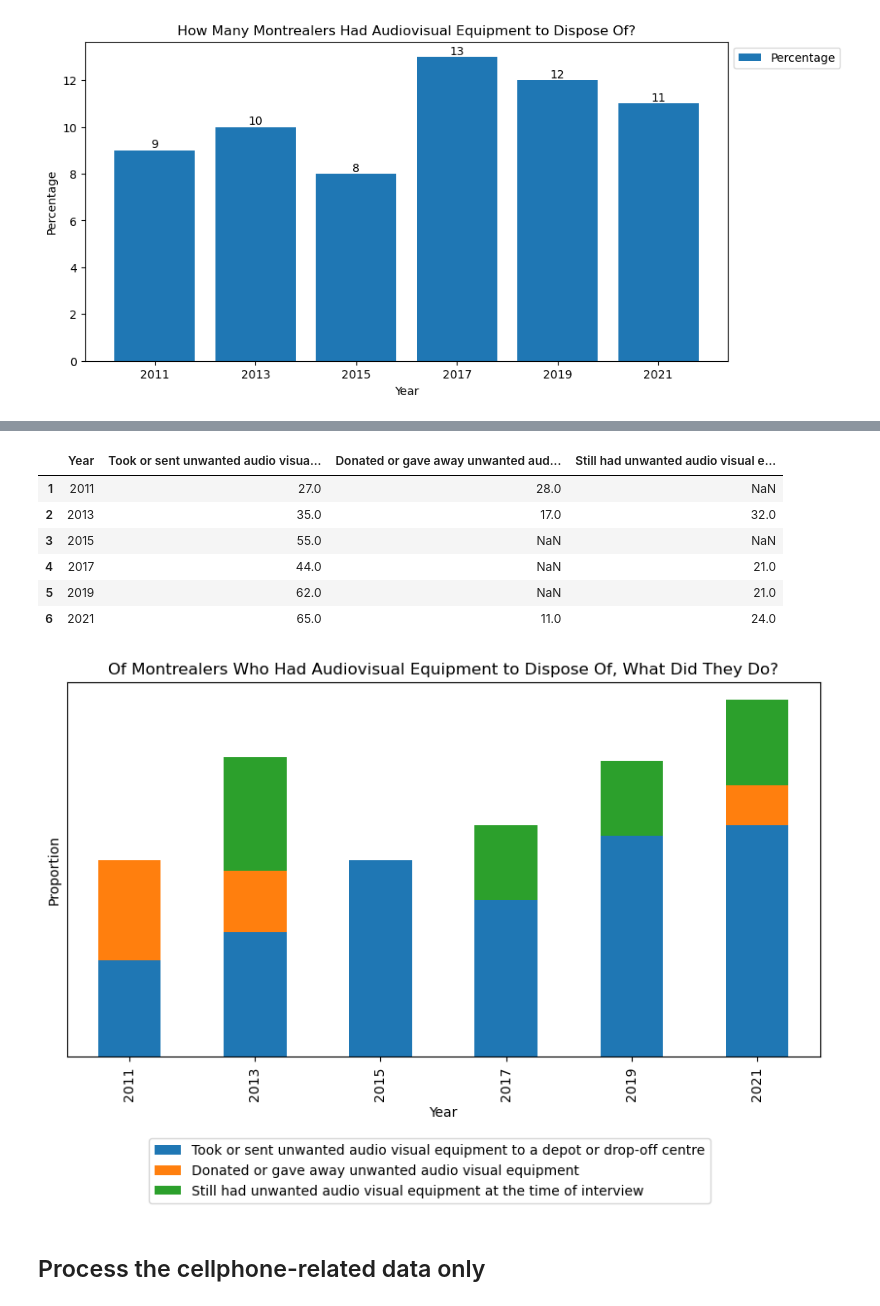
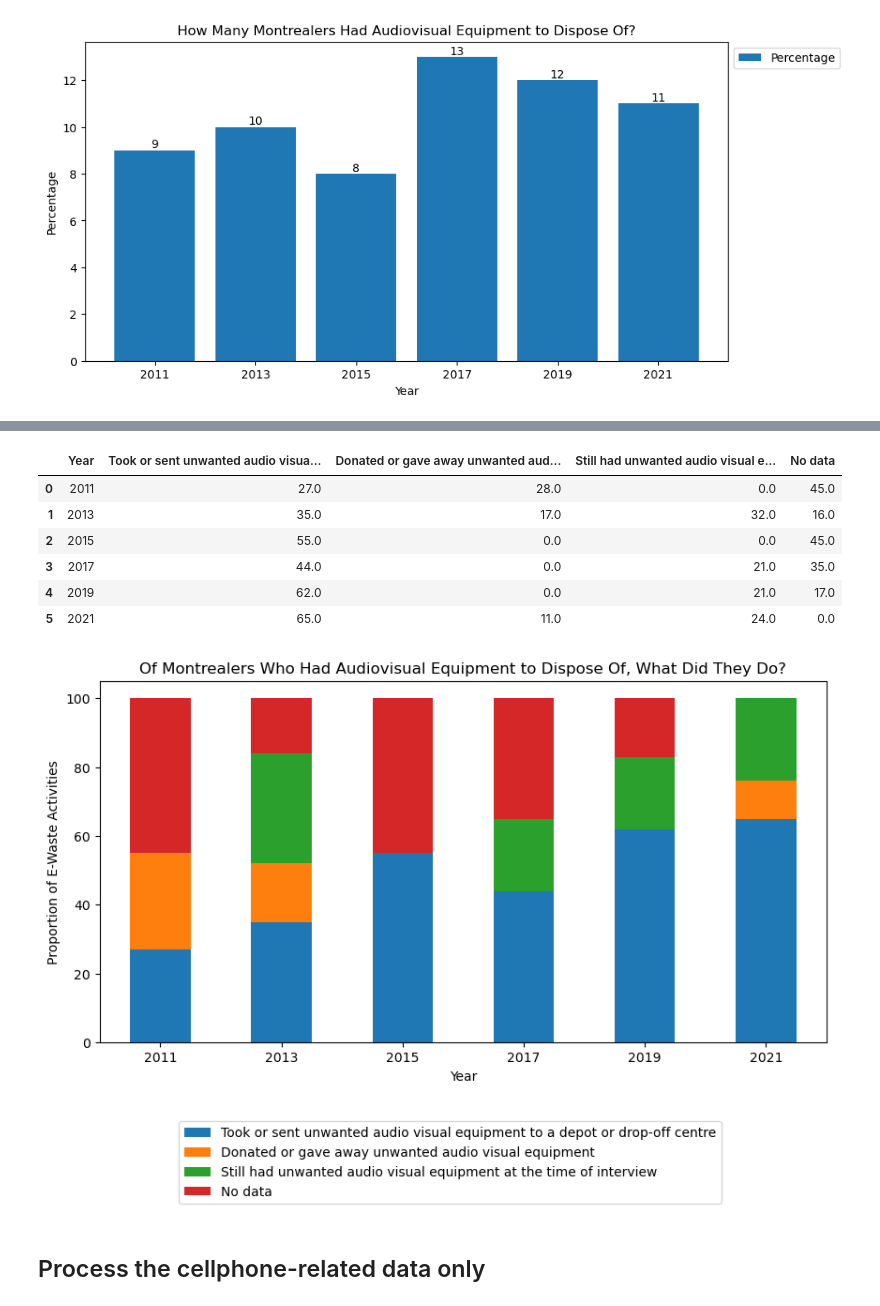
Before and after one commit to BlackSound1/SUST601-Project, a Jupyter notebook: e_waste.ipynb, the cells around one changed output, grey strips where cells are left out. Drawn from its saved outputs; the diff is of its cells as text; code cells hidden in the pictures.

Commit message:
Improved e-waste bar charts to include 'No data' segments.

```diff
--- a/e_waste.ipynb
+++ b/e_waste.ipynb
@@ -460,0 +620,16 @@ rest_of_data
+# %%
+# Get the sums of each year column
+sums = rest_of_data.iloc[:, 1:].sum(axis=0)
+
+# Create a new row with these sums. This row will eventually be a new 'No data' row for rest_of_data
+new_row = pd.DataFrame({"No data": sums})
+
+# In this new row, replace any values that are greater than 100 with 0.
+# Here, we are concerned with years with too much data (>= 100).
+# These years therefore wouldn't be appropriate for a 'No data' row.
+new_row[new_row['No data'] >= 100] = 0.0
+
+# In the new row, for the years that have too few data (< 100), replace the values with how much data is missing.
+new_row[(new_row['No data'] < 100) & (new_row['No data'] != 0)] = 100 - new_row[new_row['No data'] < 100]
+
+new_row
@@ -460,0 +644,6 @@ rest_of_data
+# %%
+# Manipulate the new row so that it's easier to add it to the rest_of_data df
+new_row = new_row.T
+new_row = new_row.reset_index()
+new_row = new_row.rename(columns={'index': 'Electronic waste'})
+new_row
@@ -460,0 +653,4 @@ rest_of_data
+# %%
+# Add the new row to the rest_of_data
+rest_of_data = pd.concat([rest_of_data, new_row]).reset_index().drop(columns='index')
+rest_of_data
@@ -461,30 +663,34 @@ rest_of_data
 # %%
 # Manipulate the DataFrame to be more appropriate for stacked bar charts
+
+rest_of_data = rest_of_data.T  # Transpose the DataFrame to make it easier to plot
+
 rest_of_data.columns = rest_of_data.iloc[0].values
 
+rest_of_data = rest_of_data.iloc[1:]
 rest_of_data = rest_of_data.reset_index()
-rest_of_data = rest_of_data.iloc[1:]
 rest_of_data = rest_of_data.rename(columns={'index': 'Year'})
 rest_of_data
 # %% [output]
-|  | Year | Took or sent unwanted audio visua... | Donated or gave away unwanted aud... | Still had unwanted audio visual e... |
-| 1 | 2011 | 27.0 | 28.0 | NaN |
-| 2 | 2013 | 35.0 | 17.0 | 32.0 |
-| 3 | 2015 | 55.0 | NaN | NaN |
-| 4 | 2017 | 44.0 | NaN | 21.0 |
-| 5 | 2019 | 62.0 | NaN | 21.0 |
-| 6 | 2021 | 65.0 | 11.0 | 24.0 |
+|  | Year | Took or sent unwanted audio visua... | Donated or gave away unwanted aud... | Still had unwanted audio visual e... | No data |
+| 0 | 2011 | 27.0 | 28.0 | 0.0 | 45.0 |
+| 1 | 2013 | 35.0 | 17.0 | 32.0 | 16.0 |
+| 2 | 2015 | 55.0 | 0.0 | 0.0 | 45.0 |
+| 3 | 2017 | 44.0 | 0.0 | 21.0 | 35.0 |
+| 4 | 2019 | 62.0 | 0.0 | 21.0 | 17.0 |
+| 5 | 2021 | 65.0 | 11.0 | 24.0 | 0.0 |
 # %%
 # Plot the stacked bar chart
 rest_of_data.plot(x='Year', kind='bar', stacked=True, figsize=(10, 5), title="Of Montrealers Who Had Audiovisual Equipment to Dispose Of, What Did They Do?")
 
-plt.ylabel('Proportion')
-plt.yticks([])
+plt.ylabel('Proportion of E-Waste Activities')
+plt.xticks(rotation=0)
+# plt.yticks([])
 plt.legend(loc='upper left', bbox_to_anchor=(0.1, -0.2))
 
 plt.savefig(file_path / 'av_stacked_plot.png', bbox_inches='tight')
 # %% [output]
-[figure, old version]
+[figure, new version]
 # %% [markdown]
 ## Process the cellphone-related data only
 # %%
```
Also changed, not shown: parts of 62 cells of this notebook, 16 other files.
